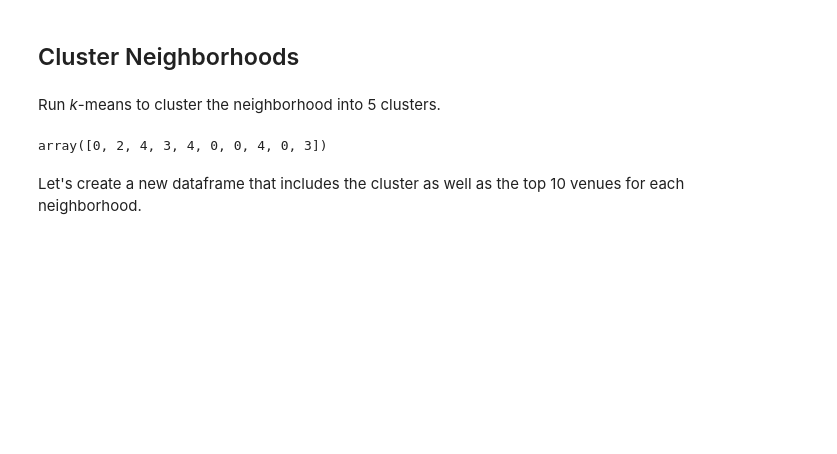
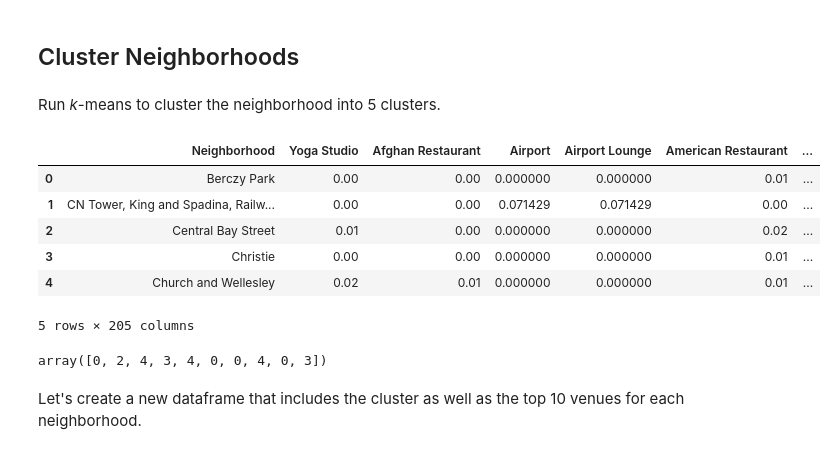
Before and after one commit to andreacorsetti94/Coursera_Capstone, a Jupyter notebook: Toronto_Neighborhoods/TorontoNeighborsClustering.ipynb, the cells around one changed output. Saved outputs shown, nothing was run; the diff lists cells and outputs as text; code cells hidden in the pictures; blank space fills up the shorter version.

```diff
--- a/Toronto_Neighborhoods/TorontoNeighborsClustering.ipynb
+++ b/Toronto_Neighborhoods/TorontoNeighborsClustering.ipynb
@@ -358,6 +358,16 @@ neighborhoods_venues_sorted.head()
 ## Cluster Neighborhoods
 # %% [markdown]
 Run *k*-means to cluster the neighborhood into 5 clusters.
+# %%
+dt_grouped.head()
+# %% [output]
+|  | Neighborhood | Yoga Studio | Afghan Restaurant | Airport | Airport Lounge | American Restaurant | ... |
+| 0 | Berczy Park | 0.00 | 0.00 | 0.000000 | 0.000000 | 0.01 | ... |
+| 1 | CN Tower, King and Spadina, Railw... | 0.00 | 0.00 | 0.071429 | 0.071429 | 0.00 | ... |
+| 2 | Central Bay Street | 0.01 | 0.00 | 0.000000 | 0.000000 | 0.02 | ... |
+| 3 | Christie | 0.00 | 0.00 | 0.000000 | 0.000000 | 0.01 | ... |
+| 4 | Church and Wellesley | 0.02 | 0.01 | 0.000000 | 0.000000 | 0.01 | ... |
+5 rows × 205 columns
 # %%
 # set number of clusters
 kclusters = 5
```
Also changed, not shown: parts of 6 cells of this notebook, 2 other files.
